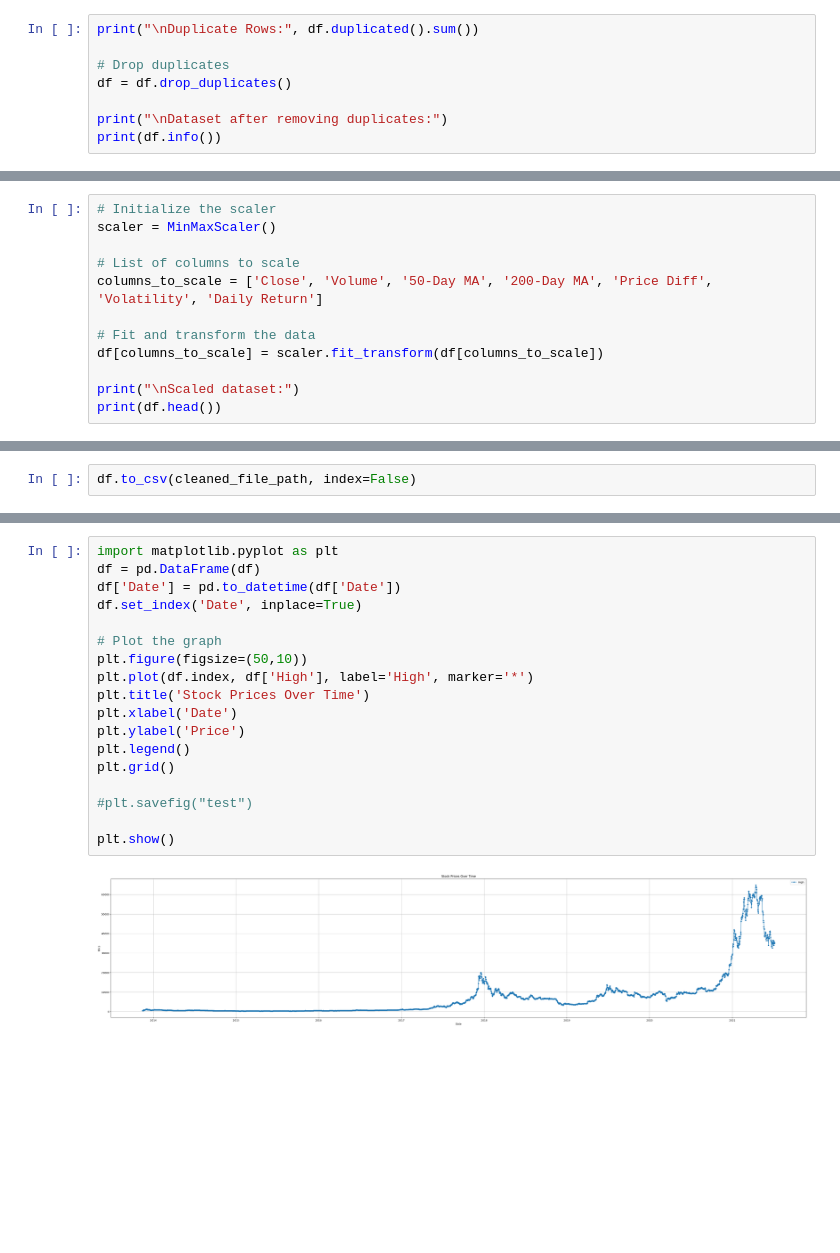
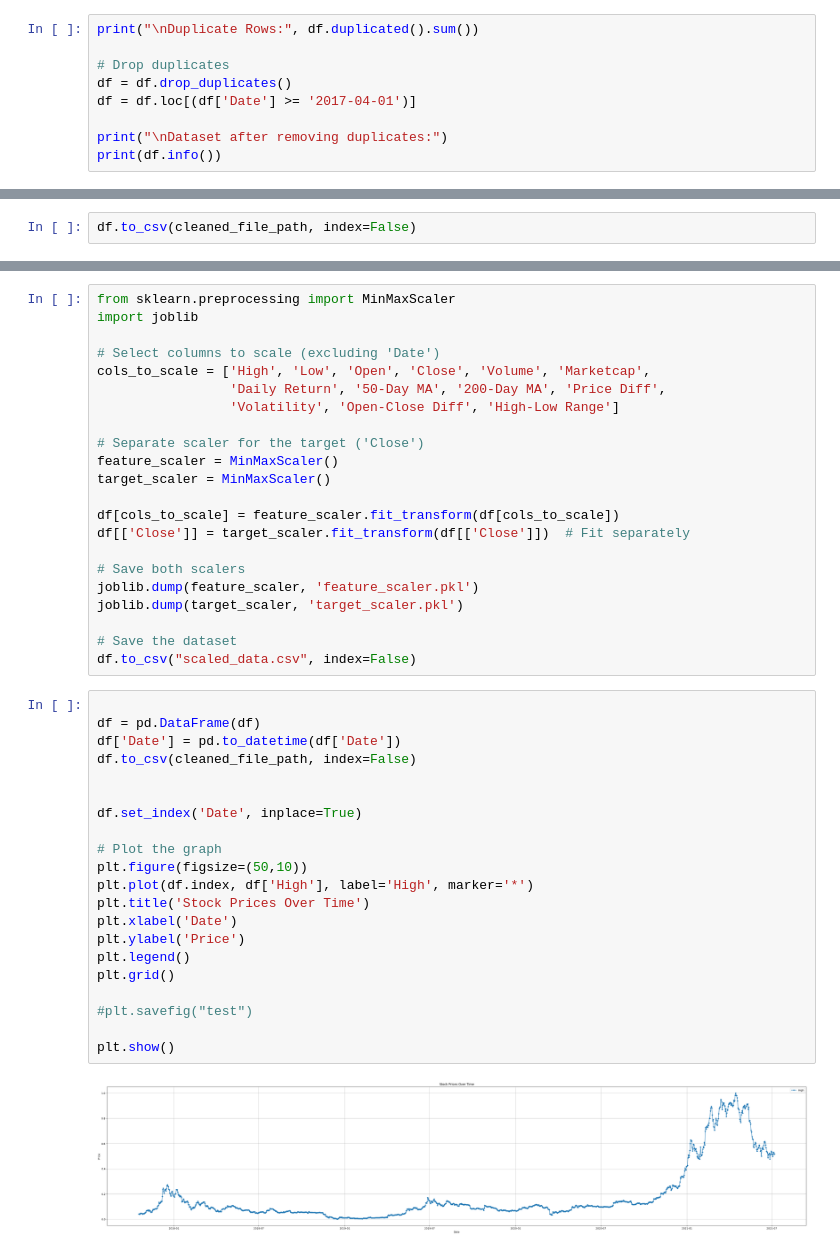
Before and after one commit to OussamaDevs/PFA-S9, a Jupyter notebook: cleaningBitcoinData.ipynb, the cells around one changed output, grey strips where cells are left out. Drawn from its saved outputs; the diff is of its cells as text; blank space fills up the shorter version.

```diff
--- a/cleaningBitcoinData.ipynb
+++ b/cleaningBitcoinData.ipynb
@@ -74,6 +76,7 @@ print("\nDuplicate Rows:", df.duplicated().sum())
 
 # Drop duplicates
 df = df.drop_duplicates()
+df = df.loc[(df['Date'] >= '2017-04-01')]
 
 print("\nDataset after removing duplicates:")
 print(df.info())
@@ -300,12 +300,0 @@ from sklearn.preprocessing import MinMaxScaler
-# %%
-# Initialize the scaler
-scaler = MinMaxScaler()
-
-# List of columns to scale
-columns_to_scale = ['Close', 'Volume', '50-Day MA', '200-Day MA', 'Price Diff', 'Volatility', 'Daily Return']
-
-# Fit and transform the data
-df[columns_to_scale] = scaler.fit_transform(df[columns_to_scale])
-
-print("\nScaled dataset:")
-print(df.head())
@@ -334,20 +314,45 @@ df.to_csv(cleaned_file_path, index=False)
+# %%
+from sklearn.preprocessing import MinMaxScaler
+import joblib
+
+# Select columns to scale (excluding 'Date')
+cols_to_scale = ['High', 'Low', 'Open', 'Close', 'Volume', 'Marketcap',
+                 'Daily Return', '50-Day MA', '200-Day MA', 'Price Diff',
+                 'Volatility', 'Open-Close Diff', 'High-Low Range']
+
+# Separate scaler for the target ('Close')
+feature_scaler = MinMaxScaler()
+target_scaler = MinMaxScaler()
+
+df[cols_to_scale] = feature_scaler.fit_transform(df[cols_to_scale])
+df[['Close']] = target_scaler.fit_transform(df[['Close']])  # Fit separately
+
+# Save both scalers
+joblib.dump(feature_scaler, 'feature_scaler.pkl')
+joblib.dump(target_scaler, 'target_scaler.pkl')
+
+# Save the dataset
+df.to_csv("scaled_data.csv", index=False)
 # %%
-import matplotlib.pyplot as plt
+
 df = pd.DataFrame(df)
 df['Date'] = pd.to_datetime(df['Date'])
+df.to_csv(cleaned_file_path, index=False)
+
+
 df.set_index('Date', inplace=True)
 
 # Plot the graph
 plt.figure(figsize=(50,10))
 plt.plot(df.index, df['High'], label='High', marker='*')
 plt.title('Stock Prices Over Time')
 plt.xlabel('Date')
 plt.ylabel('Price')
 plt.legend()
 plt.grid()
 
 #plt.savefig("test")
 
 plt.show()
 # %% [output]
-[figure, old version]
+[figure, new version]
```
Also changed, not shown: parts of 12 cells of this notebook, 16 other files.
